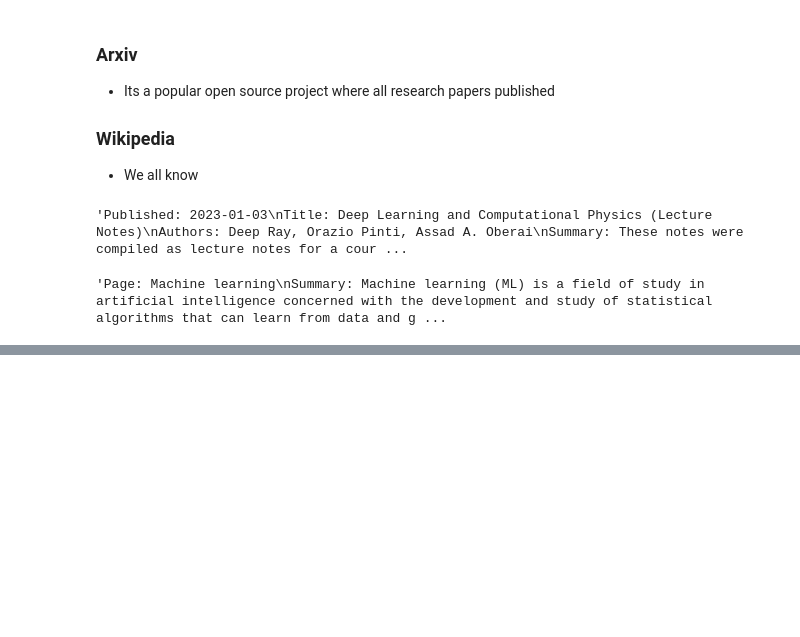
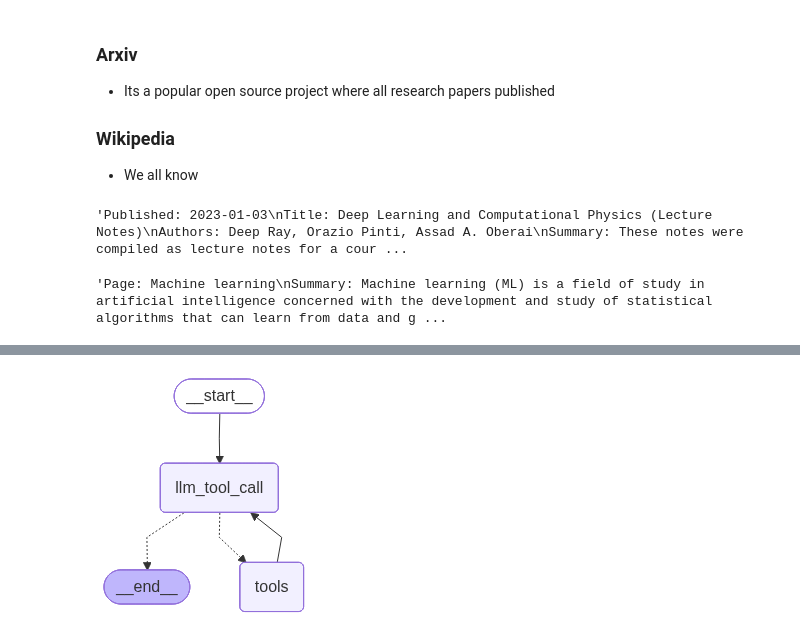
Before and after one commit to PrayasSamanta12/RAG-full, a Jupyter notebook: 7-LangGraph/Multi_tool_graph.ipynb, the cells around one changed output, grey strips where cells are left out. Cells and saved outputs as stored; diff of their text form; code cells hidden in the pictures; blank space fills up the shorter version.

Commit message:
Added multi tool reAct archi with more tools

```diff
--- a/7-LangGraph/Multi_tool_graph.ipynb
+++ b/7-LangGraph/Multi_tool_graph.ipynb
@@ -35,0 +88,36 @@ result_wikipedia.invoke("What is Machine Learning?")
+# %%
+tools=[add, subtract, result_arxiv, result_wikipedia, tool_travily]
+tool_all=llm.bind_tools(tools)
+# %%
+from langgraph.graph.message import add_messages
+from langchain_core.messages import AnyMessage,HumanMessage,AIMessage,ToolMessage
+from typing import Annotated
+from typing_extensions import TypedDict
+class State(TypedDict):
+    messages:Annotated[list[AnyMessage],add_messages]
+# %%
+#tool calling LLM node
+def tool_call(state:State):
+    return {"messages":tool_all.invoke(state["messages"])}
+# %%
+from langgraph.prebuilt import ToolNode,tools_condition
+tool_node=ToolNode(tools)
+# %%
+from langgraph.graph import StateGraph,START,END
+from IPython.display import display,Image
+builder=StateGraph(State)
+builder.add_node("llm_tool_call",tool_call)
+#the name of the tool node must be "tools" for the tools_condition to work
+builder.add_node("tools",tool_node)
+builder.add_edge(START,"llm_tool_call")
+builder.add_conditional_edges(
+    "llm_tool_call",
+    #if latest message is tool call, then go to tool node, else go to end
+    tools_condition,
+
+)
+builder.add_edge("tools","llm_tool_call")
+graph=builder.compile()
+display(Image(graph.get_graph().draw_mermaid_png()))
+# %% [output]
+[figure, added]
```
Also changed, not shown: parts of 6 cells of this notebook, 2 other files.
